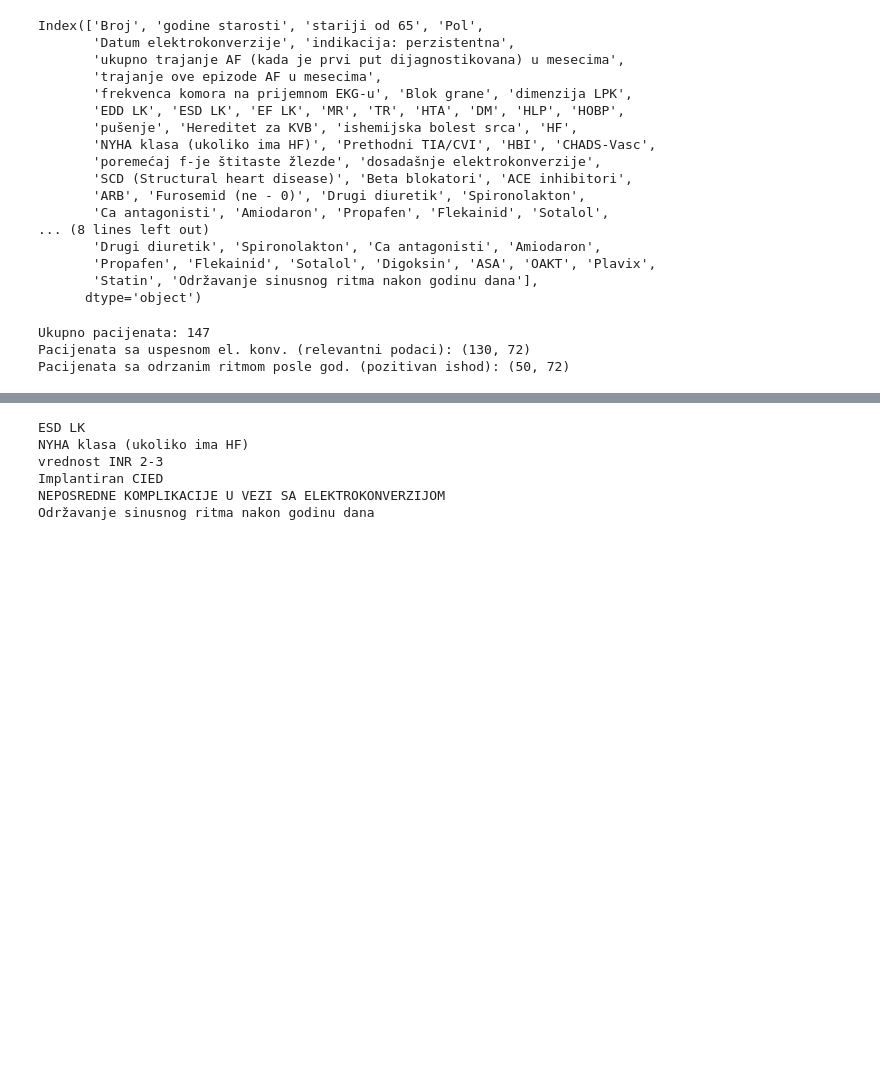
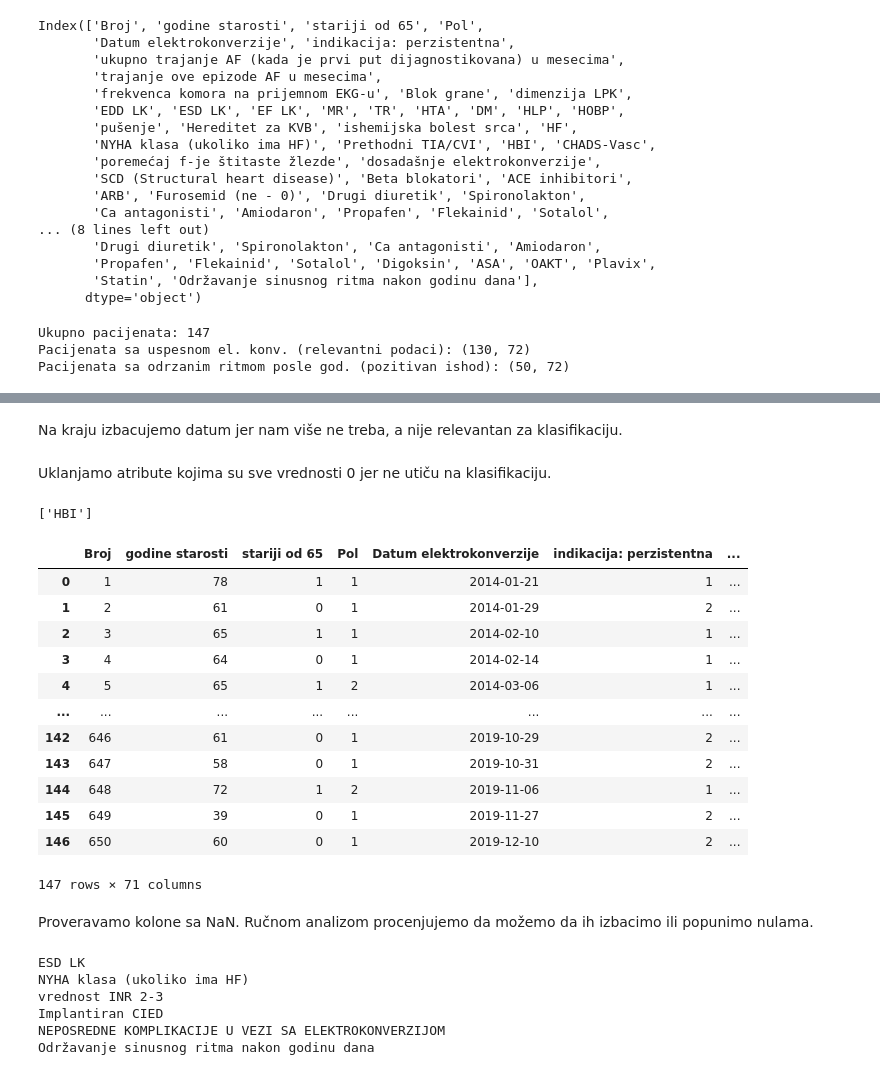
Before and after one commit to sterlu/IPBIO-Odrzavanje-ritma, a Jupyter notebook: obrada/1 - pretprocesiranje.ipynb, the cells around one changed output, grey strips where cells are left out. Cells and saved outputs as stored; diff of their text form; code cells hidden in the pictures; blank space fills up the shorter version.

```diff
--- a/obrada/1 - pretprocesiranje.ipynb
+++ b/obrada/1 - pretprocesiranje.ipynb
@@ -98,3 +111,5 @@ for index, row in relevant_data.iterrows():
             new_val = -1
             # print(val, new_val)
         relevant_data.loc[index, col] = new_val
+# %% [markdown]
+Na kraju izbacujemo datum jer nam više ne treba, a nije relevantan za klasifikaciju.
@@ -101,3 +118,32 @@ for index, row in relevant_data.iterrows():
+# %% [markdown]
+Uklanjamo atribute kojima su sve vrednosti 0 jer ne utiču na klasifikaciju.
+# %%
+columns_to_remove=[]
+for column in data.columns:
+    if(list(data[column]).count(0) == 130):
+        columns_to_remove.append(column)
+columns_to_remove
+# %% [output]
+['HBI']
+# %%
+data = data.drop(columns_to_remove, axis=1)
+data
+# %% [output]
+|  | Broj | godine starosti | stariji od 65 | Pol | Datum elektrokonverzije | indikacija: perzistentna | ... |
+| 0 | 1 | 78 | 1 | 1 | 2014-01-21 | 1 | ... |
+| 1 | 2 | 61 | 0 | 1 | 2014-01-29 | 2 | ... |
+| 2 | 3 | 65 | 1 | 1 | 2014-02-10 | 1 | ... |
+| 3 | 4 | 64 | 0 | 1 | 2014-02-14 | 1 | ... |
+| 4 | 5 | 65 | 1 | 2 | 2014-03-06 | 1 | ... |
+| ... | ... | ... | ... | ... | ... | ... | ... |
+| 142 | 646 | 61 | 0 | 1 | 2019-10-29 | 2 | ... |
+| 143 | 647 | 58 | 0 | 1 | 2019-10-31 | 2 | ... |
+| 144 | 648 | 72 | 1 | 2 | 2019-11-06 | 1 | ... |
+| 145 | 649 | 39 | 0 | 1 | 2019-11-27 | 2 | ... |
+| 146 | 650 | 60 | 0 | 1 | 2019-12-10 | 2 | ... |
+147 rows × 71 columns
+# %% [markdown]
+Proveravamo kolone sa NaN. Ručnom analizom procenjujemo da možemo da ih izbacimo ili popunimo nulama.
 # %%
 # Kolone sa NaN
 print('\n'.join(relevant_data.columns[np.where(relevant_data.isna().any())]))
```
Also changed, not shown: parts of 5 cells of this notebook, 4 other files.
